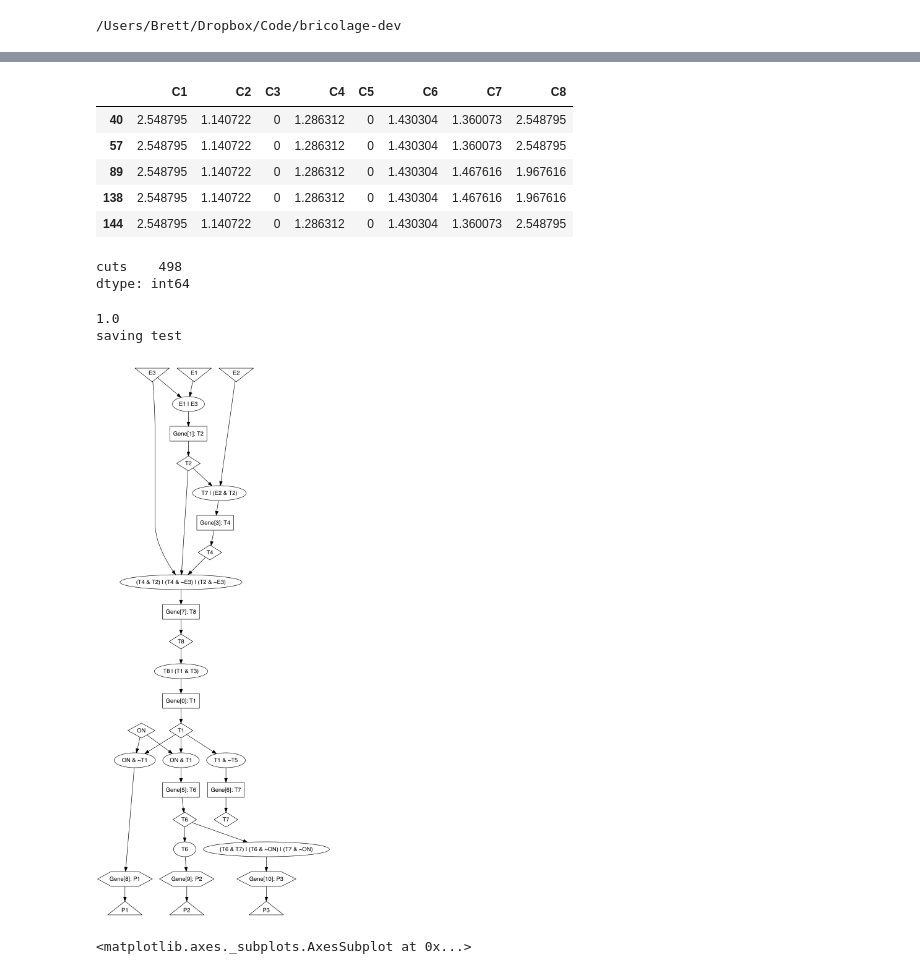
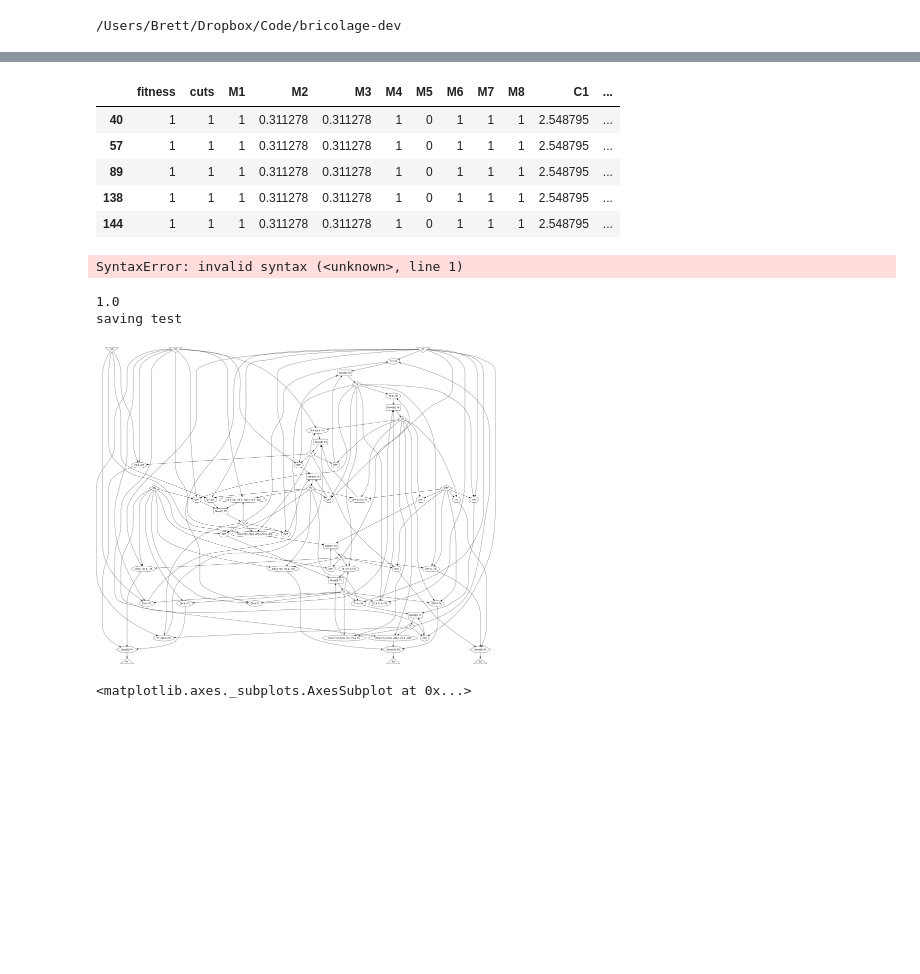
Before and after one commit to brettc/bricolage, a Jupyter notebook: experiments/simple-analysis.ipynb, the cells around one changed output, grey strips where cells are left out. Drawn from its saved outputs; the diff is of its cells as text; code cells hidden in the pictures; blank space fills up the shorter version.

```diff
--- a/experiments/simple-analysis.ipynb
+++ b/experiments/simple-analysis.ipynb
@@ -17,7 +17,7 @@ from IPython.display import Image
 # %%
 def show_network(n, s=True):
     graph.save_network_as_fullgraph(n, name='test', simplify=s)
-    return Image(filename='network-test.png', height=100)
+    return Image(filename='network-test.png', width=400)
 # %%
 treat = lineage.Treatment("/Users/Brett/Desktop/simple/01-(a-and-not-c)-or-(b-and-c)/")
 # %%
@@ -41,25 +41,24 @@ pc.describe()
 # %%
-pc.query('C1 > 2.5').head()
+pf.query('C1 > 2.5').head()
 # %% [output]
-|  | C1 | C2 | C3 | C4 | C5 | C6 | C7 | C8 |
-| 40 | 2.548795 | 1.140722 | 0 | 1.286312 | 0 | 1.430304 | 1.360073 | 2.548795 |
-| 57 | 2.548795 | 1.140722 | 0 | 1.286312 | 0 | 1.430304 | 1.360073 | 2.548795 |
-| 89 | 2.548795 | 1.140722 | 0 | 1.286312 | 0 | 1.430304 | 1.467616 | 1.967616 |
-| 138 | 2.548795 | 1.140722 | 0 | 1.286312 | 0 | 1.430304 | 1.467616 | 1.967616 |
-| 144 | 2.548795 | 1.140722 | 0 | 1.286312 | 0 | 1.430304 | 1.360073 | 2.548795 |
+|  | fitness | cuts | M1 | M2 | M3 | M4 | M5 | M6 | M7 | M8 | C1 | ... |
+| 40 | 1 | 1 | 1 | 0.311278 | 0.311278 | 1 | 0 | 1 | 1 | 1 | 2.548795 | ... |
+| 57 | 1 | 1 | 1 | 0.311278 | 0.311278 | 1 | 0 | 1 | 1 | 1 | 2.548795 | ... |
+| 89 | 1 | 1 | 1 | 0.311278 | 0.311278 | 1 | 0 | 1 | 1 | 1 | 2.548795 | ... |
+| 138 | 1 | 1 | 1 | 0.311278 | 0.311278 | 1 | 0 | 1 | 1 | 1 | 2.548795 | ... |
+| 144 | 1 | 1 | 1 | 0.311278 | 0.311278 | 1 | 0 | 1 | 1 | 1 | 2.548795 | ... |
 # %%
-pcut.query('cuts == 1.0').count()
+pf.query('cuts == 1.0 and ').count()
 # %% [output]
-cuts    498
-dtype: int64
+SyntaxError: invalid syntax (<unknown>, line 1)
 # %%
-net = lin.population[144]
+net = lin.population[40]
 print net.fitness
-show_network(net)
+show_network(net, False)
 # %% [output]
 1.0
 saving test
-[figure, old version]
+[figure, new version]
 # %%
 anc = lin.get_ancestry(net.identifier)
 ff, mf, cf = analysis.make_ancestry_frames(anc, targ, flow)
```
Also changed, not shown: parts of 1 cell of this notebook, 6 other files.
